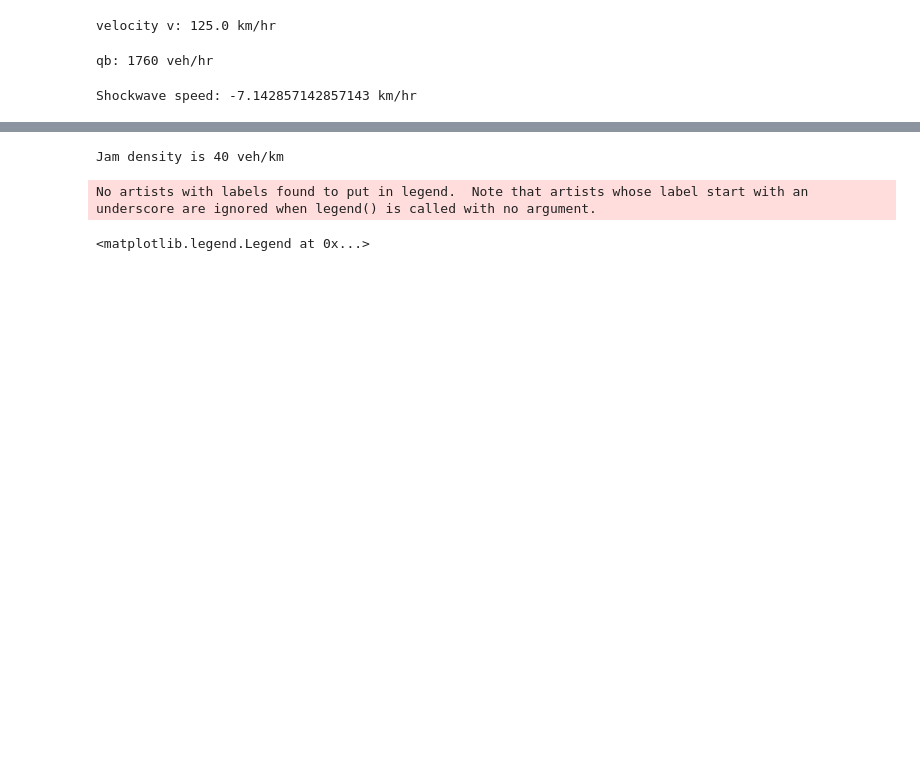
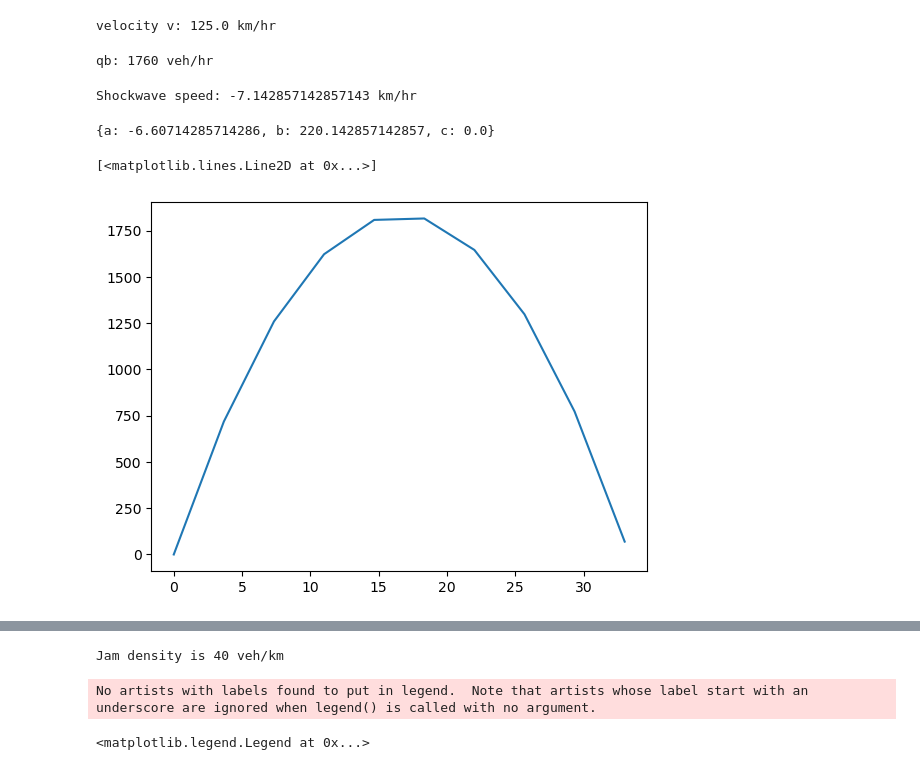
Before and after one commit to lotlouischoitslab/Computational_Transportation_Science, a Jupyter notebook: 01Traffic_Theory/04Traffic_Shockwaves.ipynb, the cells around one changed output, grey strips where cells are left out. Drawn from its saved outputs; the diff is of its cells as text; code cells hidden in the pictures; blank space fills up the shorter version.

```diff
--- a/01Traffic_Theory/04Traffic_Shockwaves.ipynb
+++ b/01Traffic_Theory/04Traffic_Shockwaves.ipynb
@@ -29,3 +29,28 @@ wab = (qb-qa)/(kb-ka)
 print(f'Shockwave speed: {wab} km/hr')
 # %% [output]
 Shockwave speed: -7.142857142857143 km/hr
+# %%
+# We know that the parabola curve passes through points (0,0) (14.4,1800) and (20,1760)
+x1,y1 = 0,0
+x2,y2 = 14.4,1800
+x3,y3 = 20, 1760
+
+a,b,c = symbols('a,b,c')
+variables = [a,b,c]
+
+eq1 = a*x1**2 + b*x1 + c - y1
+eq2 = a*x2**2 + b*x2 + c - y2
+eq3 = a*x3**2 + b*x3 + c - y3
+equations = [eq1,eq2,eq3]
+
+sol = solve(equations,variables)
+sol
+# %% [output]
+{a: -6.60714285714286, b: 220.142857142857, c: 0.0}
+# %%
+x = np.linspace(0,33,10)
+y = sol[a]*x**2 + sol[b]*x + sol[c]
+plt.plot(x,y)
+# %% [output]
+[<matplotlib.lines.Line2D at 0x...>]
+[figure, added]
```
Also changed, not shown: parts of 16 cells of this notebook.
